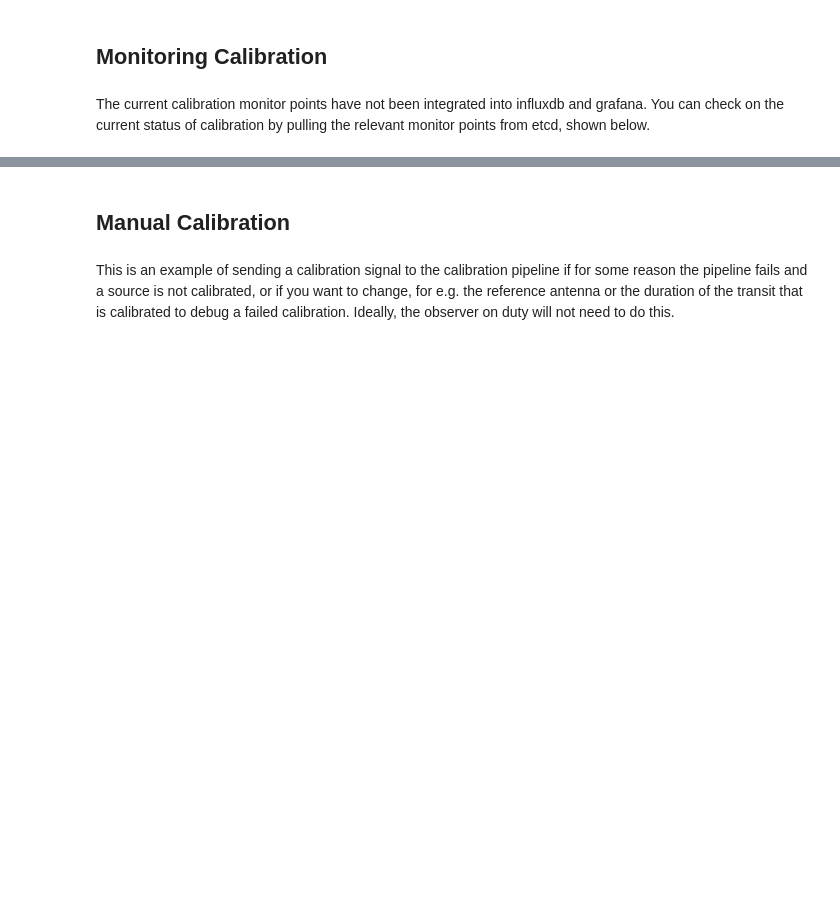
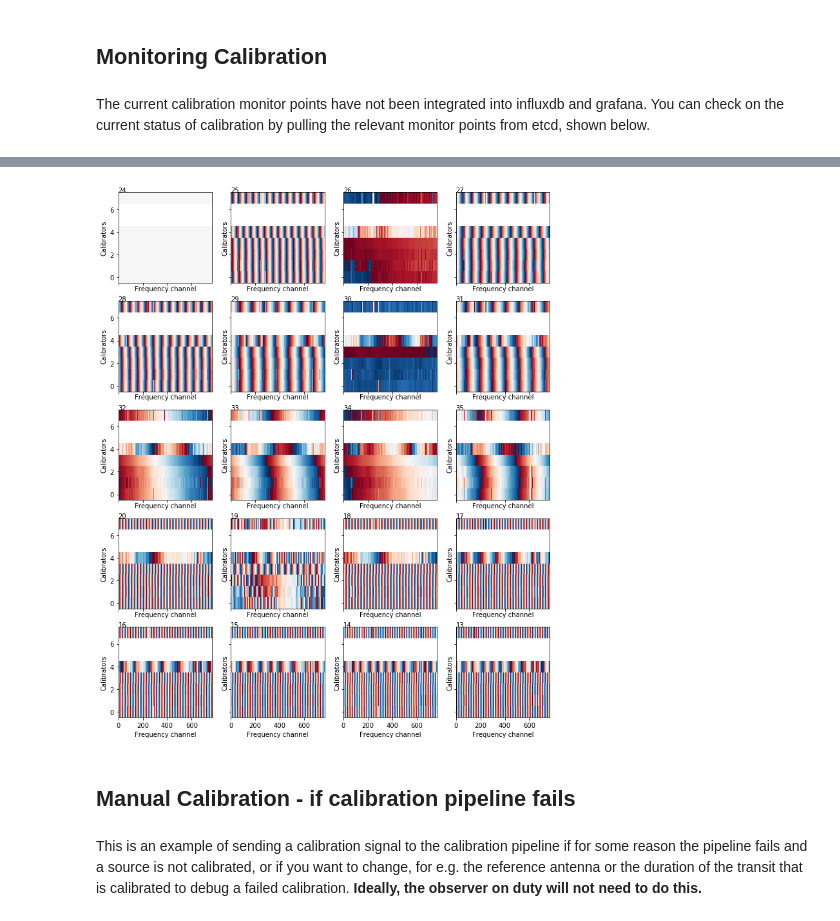
Before and after one commit to dsa110/dsa-notebooks, a Jupyter notebook: calibration_monitoring.ipynb, the cells around one changed output, grey strips where cells are left out. Drawn from its saved outputs; the diff is of its cells as text; code cells hidden in the pictures; blank space fills up the shorter version.

Commit message:
added plot of phases of all sources over a day

```diff
--- a/calibration_monitoring.ipynb
+++ b/calibration_monitoring.ipynb
@@ -53,0 +79,12 @@ if status > -1:
+# %%
+# Get a list of the files for each calibrator
+filenames = get_files_for_cal(
+    calsources,
+    refcorr,
+    duration,
+    filelength,
+    date_specifier=date_specifier,
+    hdf5dir=hdf5dir
+)
+filenames_sorted = {k: filenames[date][k] for k in sorted(filenames[date].keys())}
+filenames_sorted
@@ -53,0 +129,13 @@ if status > -1:
+# %%
+gains = [None]*len(filenames_sorted.keys())
+gshape = None
+for i, cal in enumerate(filenames_sorted.keys()):
+    msname = '{0}/{1}_{2}'.format(msdir, date, cal)
+    if os.path.exists('{0}_{1}_bpcal'.format(msname, cal)):
+        with table('{0}_{1}_bpcal'.format(msname, cal)) as tb:
+            gains[i] = np.array(tb.CPARAM[:])
+        gshape = gains[i].shape
+for i, g in enumerate(gains):
+    if g is None:
+        gains[i] = np.zeros(gshape, dtype=np.complex64)
+gains = np.array(gains)
@@ -54,7 +149,25 @@ if status > -1:
+# %%
+fig, ax = plt.subplots(5, 4, figsize=(3*4, 3*5), sharex=True, sharey=True)
+ax = ax.flatten()
+for i in np.arange(20):
+    ax[i].imshow(
+        np.angle(gains[:, antennas[i]-1, :, 0]/gains[:, 23, :, 0]),
+        vmin=-np.pi,
+        vmax=np.pi,
+        aspect='auto',
+        origin='lower',
+        interpolation='None',
+        cmap=plt.get_cmap('RdBu')
+    )
+    ax[i].annotate('{0}'.format(antennas[i]), (0, 1), xycoords='axes fraction')
+    ax[i].set_xlabel('Frequency channel')
+    ax[i].set_ylabel('Calibrators')
+# %% [output]
+[figure, added]
 # %% [markdown]
-## Manual Calibration
+## Manual Calibration - if calibration pipeline fails
 # %% [markdown]
-This is an example of sending a calibration signal to the calibration pipeline if for some reason the pipeline fails and a source is not calibrated, or if you want to change, for e.g. the reference antenna or the duration of the transit that is calibrated to debug a failed calibration.  Ideally, the observer on duty will not need to do this.
+This is an example of sending a calibration signal to the calibration pipeline if for some reason the pipeline fails and a source is not calibrated, or if you want to change, for e.g. the reference antenna or the duration of the transit that is calibrated to debug a failed calibration.  **Ideally, the observer on duty will not need to do this.**
 # %%
 import glob
 import os
```
Also changed, not shown: parts of 9 cells of this notebook.
